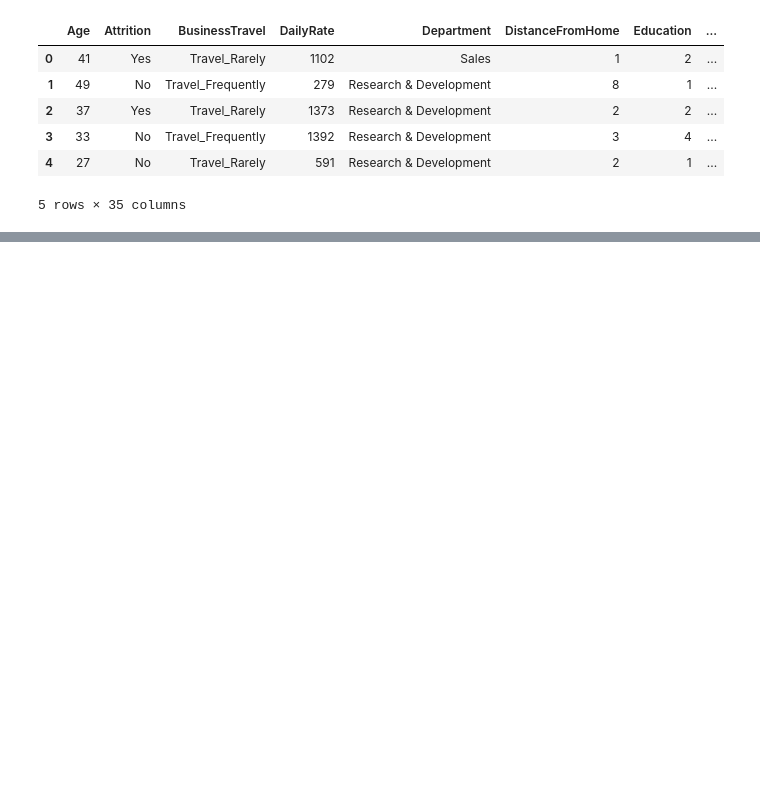
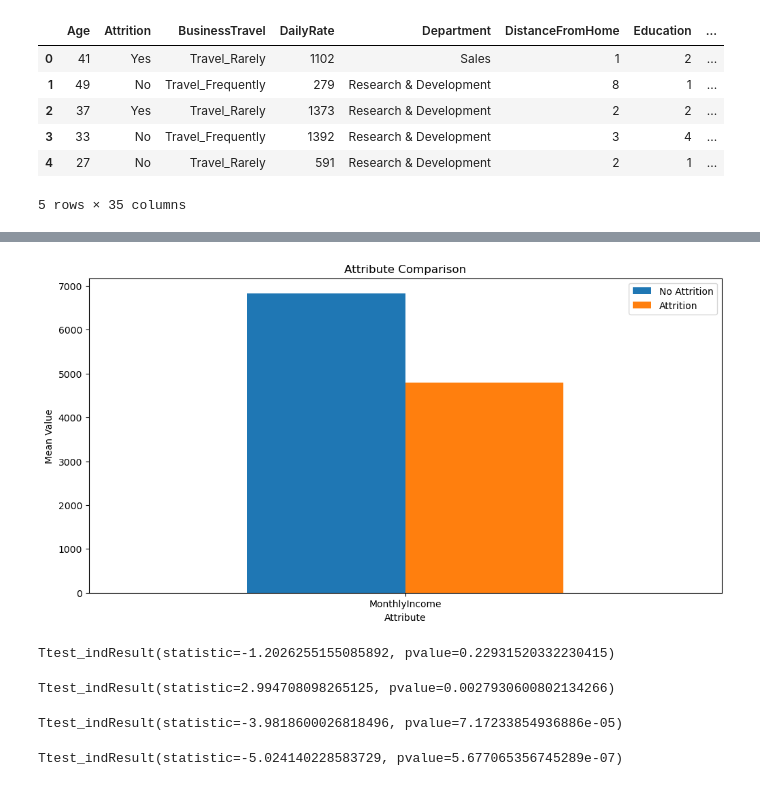
Before and after one commit to Jeff-Wince/GroupProj_Aakash_Jeff_Sonila_Stephanie, a Jupyter notebook: HR-Employee-Attrition.ipynb, the cells around one changed output, grey strips where cells are left out. Saved outputs shown, nothing was run; the diff lists cells and outputs as text; code cells hidden in the pictures; blank space fills up the shorter version.

```diff
--- a/HR-Employee-Attrition.ipynb
+++ b/HR-Employee-Attrition.ipynb
@@ -616,0 +364,17 @@ dep_yes
+# %%
+#side by side bar plots to showcase differences between those who attrite and those that do not
+att_df = pd.DataFrame({"Attribute": ['MonthlyIncome'],
+                   'No Attrition': [6832.74],
+                   'Attrition': [4787.09]})
+
+# Plot the data as a bar graph
+att_df.set_index("Attribute", inplace=True)
+att_df.plot(kind='bar', figsize=(12,6), stacked=False, width = 0.5)
+
+plt.title("Attribute Comparison")
+plt.xticks(rotation = "0")
+plt.ylabel("Mean Value")
+plt.legend(loc='best')
+plt.show()
+# %% [output]
+[figure, added]
@@ -616,0 +386,20 @@ dep_yes
+# %%
+#for Education
+st.ttest_ind(pop1.Education, pop2.Education)
+# %% [output]
+Ttest_indResult(statistic=-1.2026255155085892, pvalue=0.22931520332230415)
+# %%
+#for distance from home
+st.ttest_ind(pop1.DistanceFromHome, pop2.DistanceFromHome)
+# %% [output]
+Ttest_indResult(statistic=2.994708098265125, pvalue=0.0027930600802134266)
+# %%
+#for 'EnvironmentSatisfaction'
+st.ttest_ind(pop1.EnvironmentSatisfaction, pop2.EnvironmentSatisfaction)
+# %% [output]
+Ttest_indResult(statistic=-3.9818600026818496, pvalue=7.17233854936886e-05)
+# %%
+#JobInvolvement
+st.ttest_ind(pop1.JobInvolvement, pop2.JobInvolvement)
+# %% [output]
+Ttest_indResult(statistic=-5.024140228583729, pvalue=5.677065356745289e-07)
```
Also changed, not shown: parts of 80 cells of this notebook, 7 other files.
